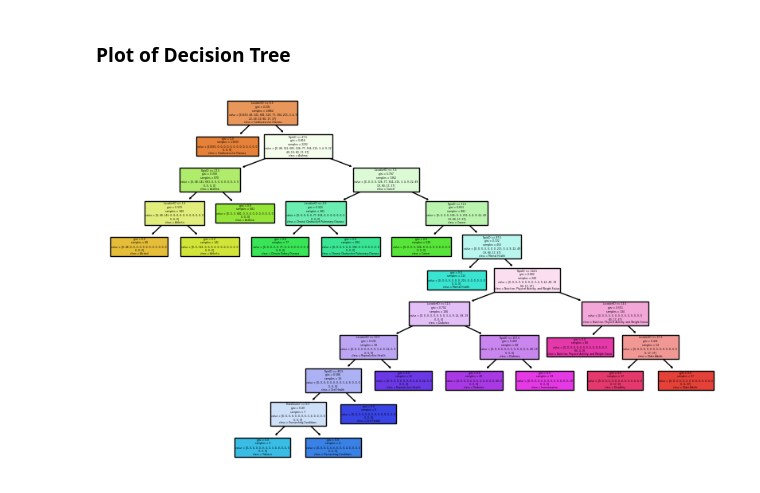
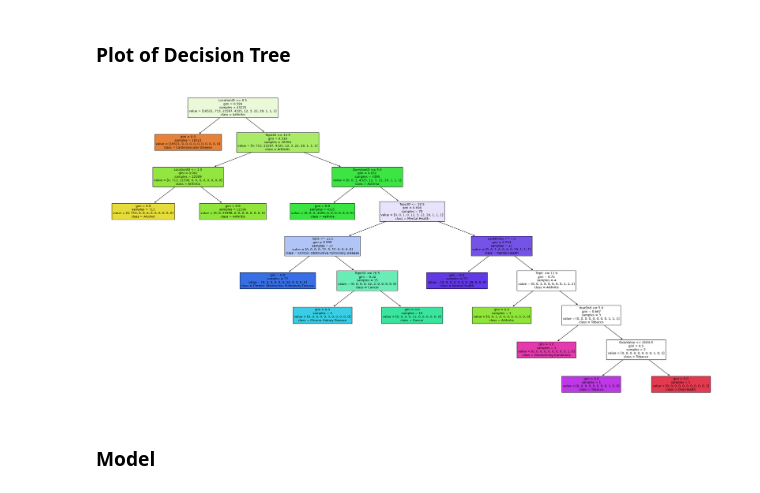
Before and after one commit to aqibfirdous/DS-ML, a Jupyter notebook: DiseasePrediction.ipynb, the cells around one changed output. Drawn from its saved outputs; the diff is of its cells as text; code cells hidden in the pictures.

```diff
--- a/DiseasePrediction.ipynb
+++ b/DiseasePrediction.ipynb
@@ -130,3 +130,17 @@ Index(['YearStart', 'YearEnd', 'LocationAbbr', 'LocationDesc', 'DataSource',
        'StratificationCategoryID2', 'StratificationID2',
        'StratificationCategoryID3', 'StratificationID3'],
       dtype='object')
+# %%
+import pandas as pd
+
+# Load your dataset
+df = pd.read_csv("/content/U.S._Chronic_Disease_Indicators__CDI_ (1).csv", low_memory=False)
+
+# Extract feature names from column names
+feature_names = df.columns.tolist()
+
+# Assuming the target column is named 'target', extract class names
+class_names = df['Topic'].unique().tolist()
+
+print("Feature Names:", feature_names)
+print("Class Names:", class_names)
@@ -511,11 +545,25 @@ Class Names: ['Cardiovascular Disease', 'Alcohol', 'Arthritis', 'Asthma', 'Cance
 ### Plot of Decision Tree
 # %%
 from sklearn.tree import plot_tree
+from sklearn.tree import DecisionTreeClassifier  # or DecisionTreeRegressor
+dtc = DecisionTreeClassifier()  # or DecisionTreeRegressor
+dtc.fit(x_train, y_train)  # Replace X_train and y_train with your training data
 import matplotlib.pyplot as plt
-plt.figure(figsize=(10, 6))
-plot_tree(dtc, filled=True, feature_names=['YearStart', 'YearEnd', 'LocationAbbr', 'LocationDesc', 'DataSource', 'Topic', 'Question', 'Response', 'DataValueUnit', 'DataValueType', 'DataValue', 'DataValueAlt', 'DataValueFootnoteSymbol', 'DatavalueFootnote', 'LowConfidenceLimit', 'HighConfidenceLimit', 'StratificationCategory1', 'Stratification1', 'StratificationCategory2', 'Stratification2', 'StratificationCategory3', 'Stratification3', 'GeoLocation', 'ResponseID', 'LocationID', 'TopicID', 'QuestionID', 'DataValueTypeID', 'StratificationCategoryID1', 'StratificationID1', 'StratificationCategoryID2', 'StratificationID2', 'StratificationCategoryID3', 'StratificationID3']
-, class_names=['Cardiovascular Disease', 'Alcohol', 'Arthritis', 'Asthma', 'Cancer', 'Chronic Kidney Disease', 'Chronic Obstructive Pulmonary Disease', 'Mental Health', 'Tobacco', 'Overarching Conditions', 'Oral Health', 'Reproductive Health', 'Diabetes', 'Immunization', 'Nutrition, Physical Activity, and Weight Status', 'Disability', 'Older Adults']
-)
+plt.figure(figsize=(34, 17))
+plot_tree(dtc, filled=True, feature_names=['YearStart', 'YearEnd', 'LocationAbbr', 'LocationDesc',
+                                           'DataSource', 'Topic', 'Question', 'Response', 'DataValueUnit',
+                                           'DataValueType', 'DataValue', 'DataValueAlt', 'DataValueFootnoteSymbol',
+                                           'DatavalueFootnote', 'LowConfidenceLimit', 'HighConfidenceLimit', 'StratificationCategory1',
+                                           'Stratification1', 'StratificationCategory2', 'Stratification2', 'StratificationCategory3',
+                                           'Stratification3', 'GeoLocation', 'ResponseID', 'LocationID', 'TopicID', 'QuestionID',
+                                           'DataValueTypeID', 'StratificationCategoryID1', 'StratificationID1', 'StratificationCategoryID2',
+                                           'StratificationID2', 'StratificationCategoryID3', 'StratificationID3'],
+ class_names=['Cardiovascular Disease', 'Alcohol', 'Arthritis', 'Asthma', 'Cancer', 'Chronic Kidney Disease',
+              'Chronic Obstructive Pulmonary Disease', 'Mental Health', 'Tobacco', 'Overarching Conditions', 'Oral Health',
+              'Reproductive Health', 'Diabetes', 'Immunization', 'Nutrition, Physical Activity, and Weight Status',
+              'Disability', 'Older Adults'])
 plt.show()
 # %% [output]
-[figure, old version]
+[figure, new version]
+# %% [markdown]
+### Model
```
Also changed, not shown: parts of 67 cells of this notebook.
